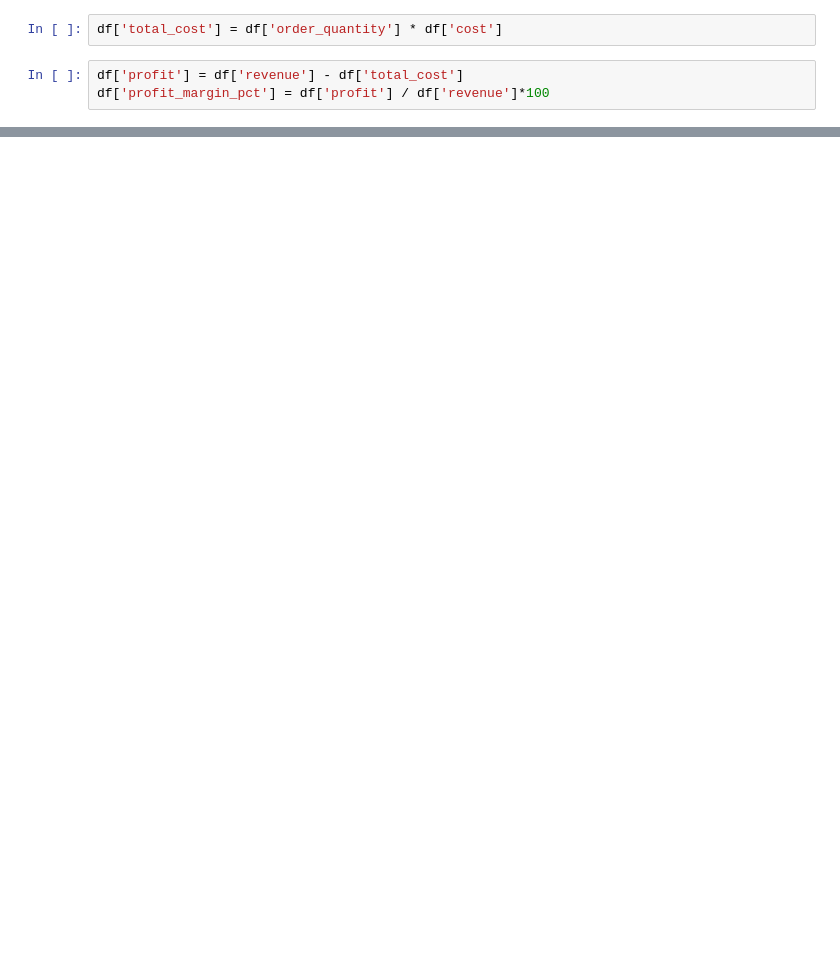
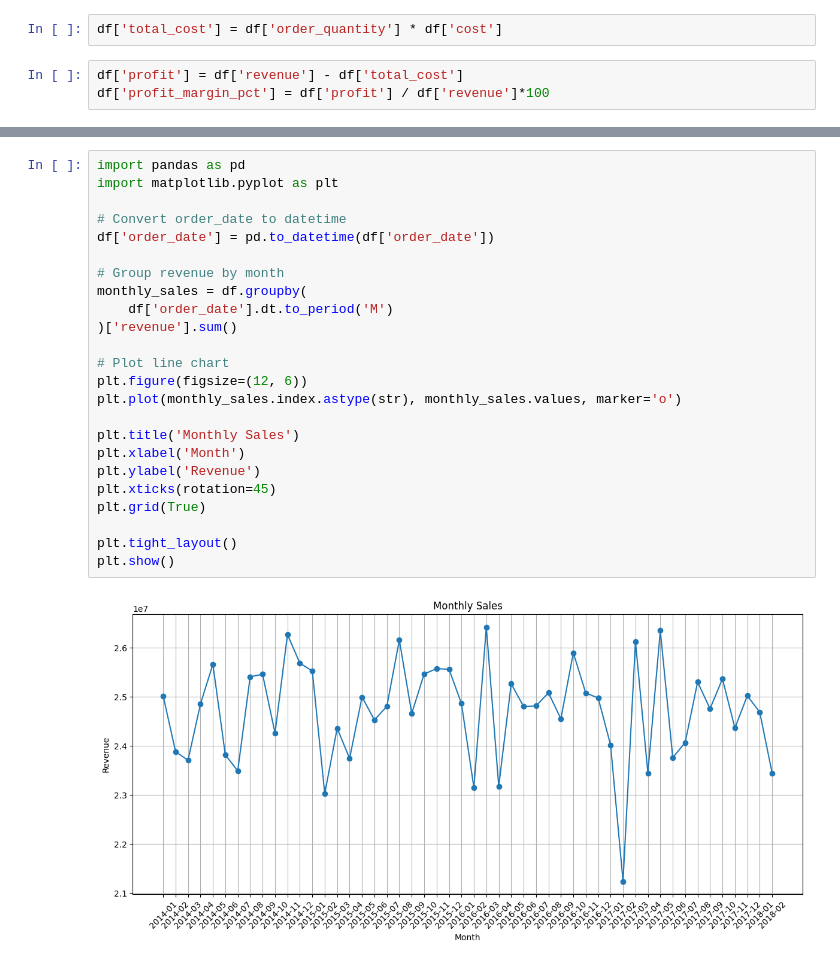
Before and after one commit to Madaranga/flipkart-regional-sales-analysis, a Jupyter notebook: FlipKarttt_Regional_Sales_Analysis.ipynb, the cells around one changed output, grey strips where cells are left out. Cells and saved outputs as stored; diff of their text form; blank space fills up the shorter version.

```diff
--- a/FlipKarttt_Regional_Sales_Analysis.ipynb
+++ b/FlipKarttt_Regional_Sales_Analysis.ipynb
@@ -454,0 +475,26 @@ df.head(5)
+# %%
+import pandas as pd
+import matplotlib.pyplot as plt
+
+# Convert order_date to datetime
+df['order_date'] = pd.to_datetime(df['order_date'])
+
+# Group revenue by month
+monthly_sales = df.groupby(
+    df['order_date'].dt.to_period('M')
+)['revenue'].sum()
+
+# Plot line chart
+plt.figure(figsize=(12, 6))
+plt.plot(monthly_sales.index.astype(str), monthly_sales.values, marker='o')
+
+plt.title('Monthly Sales')
+plt.xlabel('Month')
+plt.ylabel('Revenue')
+plt.xticks(rotation=45)
+plt.grid(True)
+
+plt.tight_layout()
+plt.show()
+# %% [output]
+[figure, added]
```
Also changed, not shown: parts of 3 cells of this notebook.
